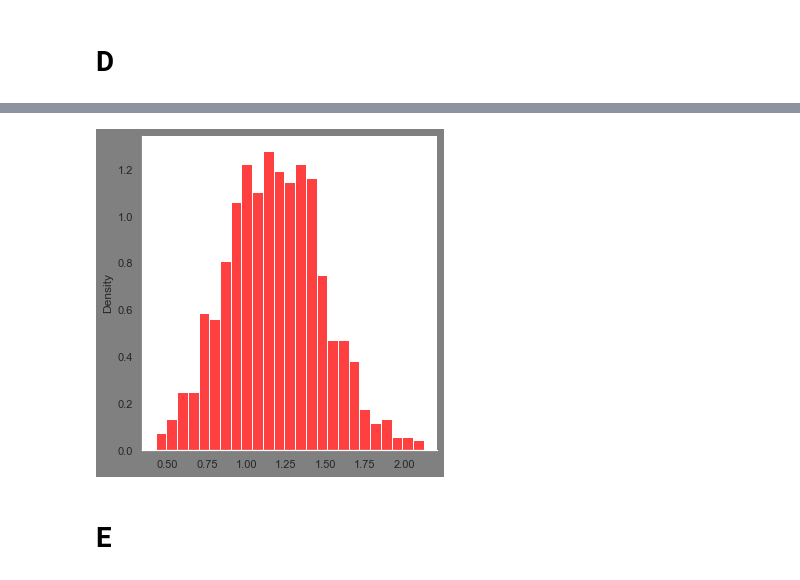
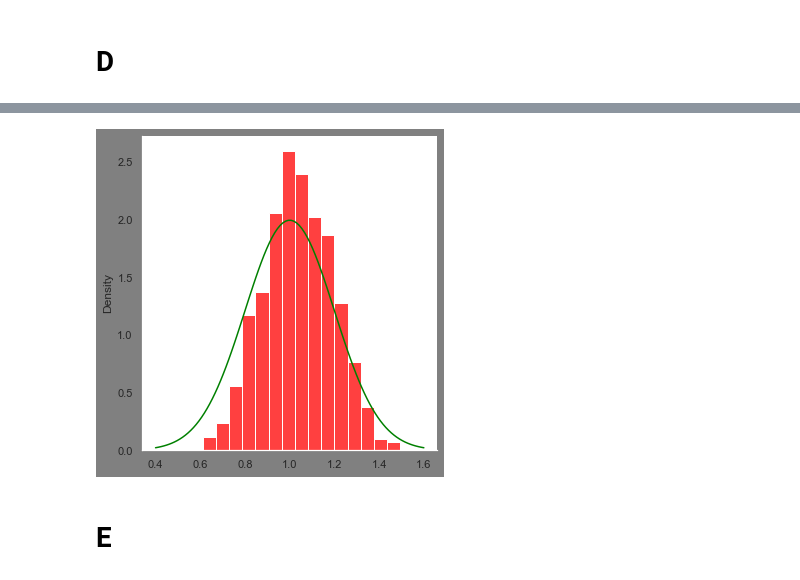
Before and after one commit to PashkaRub47/Math_Statistics, a Jupyter notebook: Task2.ipynb, the cells around one changed output, grey strips where cells are left out. Cells and saved outputs as stored; diff of their text form; code cells hidden in the pictures.

```diff
--- a/Task2.ipynb
+++ b/Task2.ipynb
@@ -91,11 +92,12 @@ plt.show()
 # %%
 boot_mean = []
 for _ in range(1000):
-    bootsample = np.random.choice(x, size=n, replace=True)
+    bootsample = np.random.choice(x, size=n,replace=True)
     boot_mean.append(bootsample.mean())
-bt =sns.displot(boot_mean, bins = 25, color = 'red', stat = 'density')
+bt =sns.displot(boot_mean, bins = 15, color = 'red', stat = 'density')
+ab =plt.plot(x_th, sps.norm.pdf(x_th, mu, sigma), color = 'green')
 # %% [output]
-[figure, old version]
+[figure, new version]
 # %% [markdown]
 # E
 # %%
```
Also changed, not shown: parts of 7 cells of this notebook, 1 other file.
